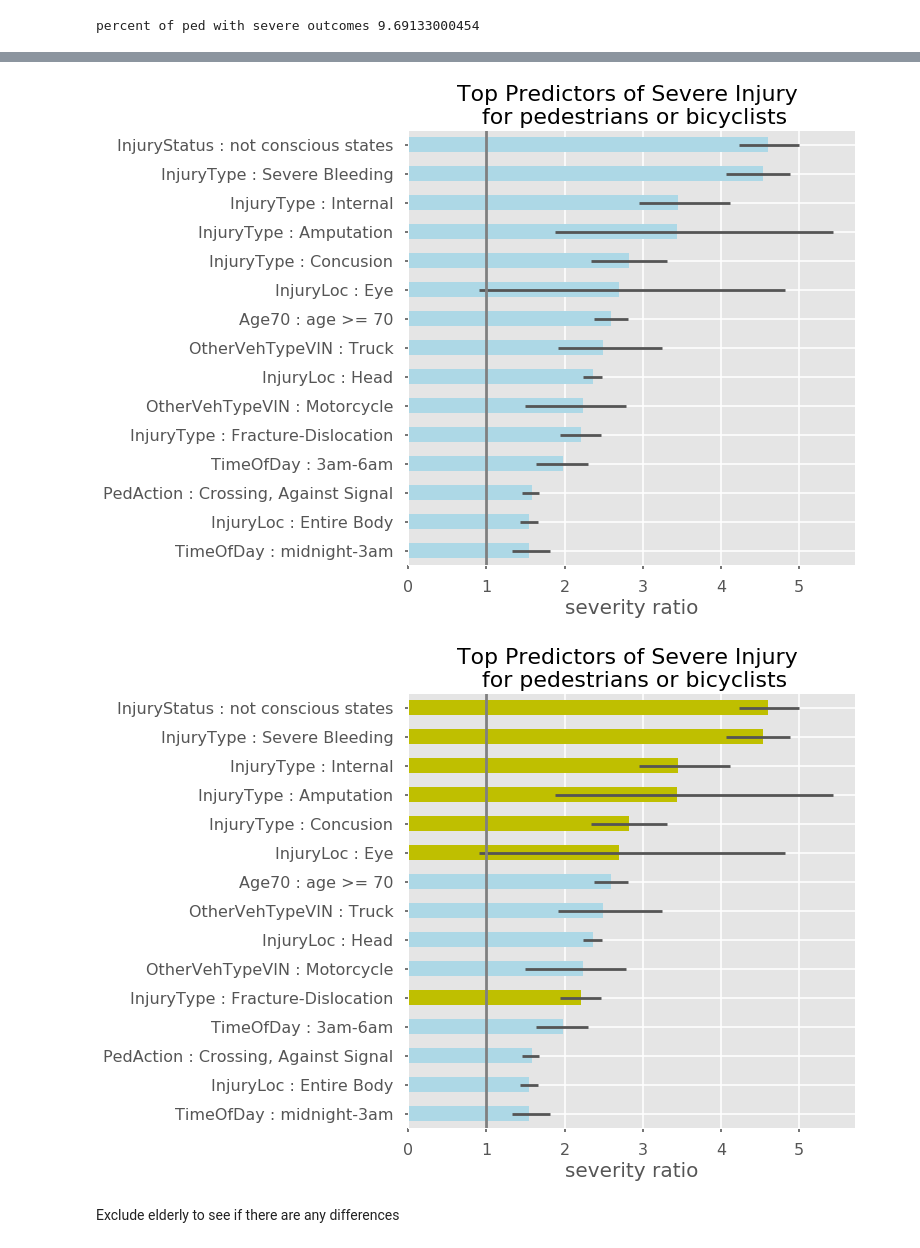
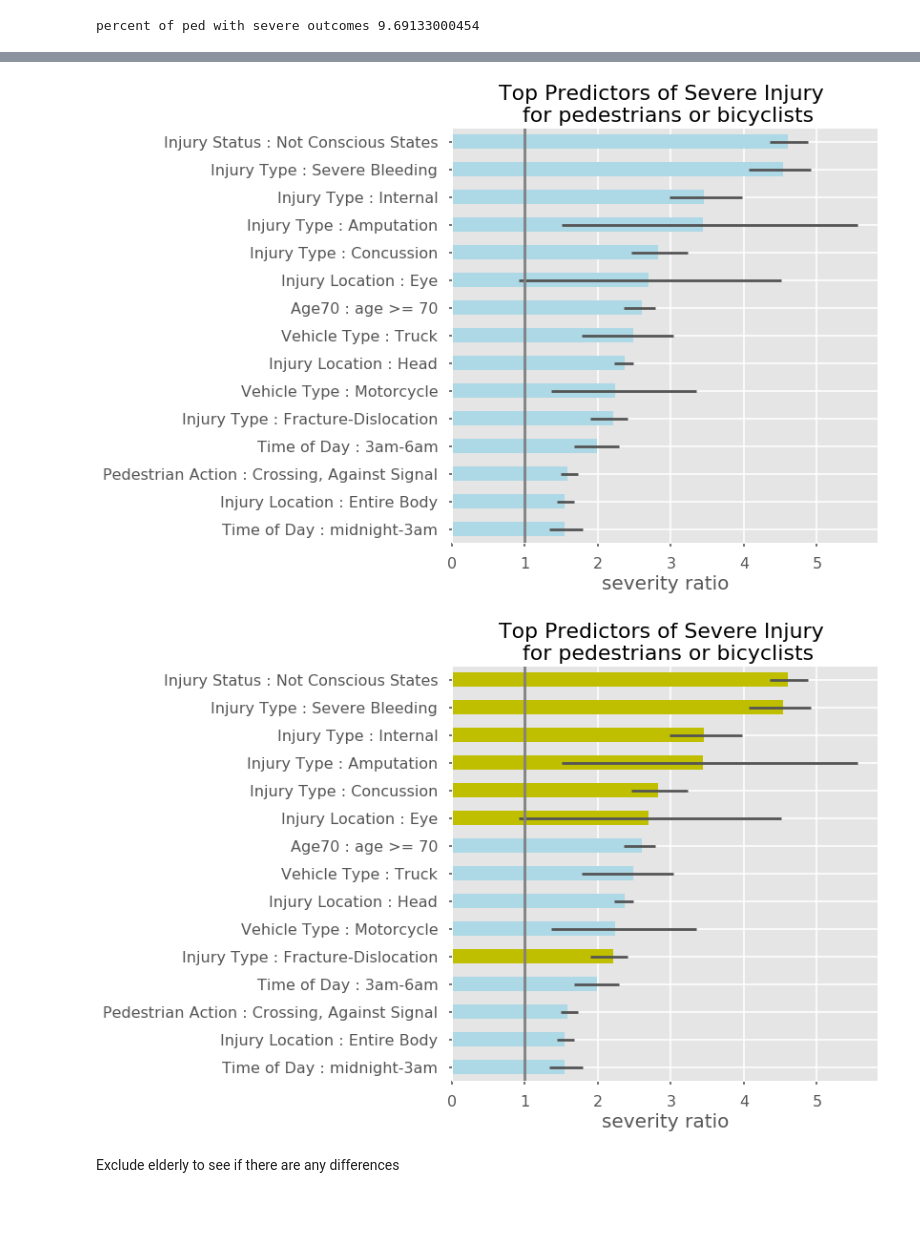
Before and after one commit to MODA-NYC/Project_SevereCrashes, a Jupyter notebook: PedAnalysis.ipynb, the cells around one changed output, grey strips where cells are left out. Drawn from its saved outputs; the diff is of its cells as text; code cells hidden in the pictures; blank space fills up the shorter version.

Commit message:
updated graph to meet requirements for vz year 5 report

```diff
--- a/PedAnalysis.ipynb
+++ b/PedAnalysis.ipynb
@@ -149,6 +149,41 @@ def plotSR(value, sample, minSR = 1.3,colors='lightblue'):
     plt.axvline(x=1,color='grey')
     plt.xlabel('severity ratio',fontsize=20)
     plt.title('Top Predictors of Severe Injury \n for pedestrians or bicyclists',fontsize=22)
+
+def renameLabels(df):
+    '''rename labels in the output of sratio() and bootstrapSR()
+    this is to make the graph have more readable labels.
+    it's ridiculously difficult to change the labels in matplotlib,
+    so I'm changing them in the source dataframes instead.
+    '''
+    index = df.index
+    shortIndex = list(set([i.split(' :')[0] for i in index]))
+
+    changeIndex = {
+        'Sex':'Sex',
+        'RoadSurface':'Road Surface',
+        'OtherVehTypeVIN':'Vehicle Type',
+        'Eject':'Eject',
+        'Age70':'Age70',
+        'TrafficControl':'Traffic Control',
+        'InjuryStatus': 'Injury Status',
+        'DriverSex':'Driver Sex',
+        'PedLoc': 'Pedestrian Location',
+        'InjuryType':'Injury Type',
+        'InjuryLoc': 'Injury Location',
+        'PedAction': 'Pedestrian Action',
+        'Weather':'Weather',
+        'Role':'Role',
+        'OtherVehAction':'Vehicle Action',
+        'DriverAge70': 'Driver Age70',
+        'TimeOfDay':'Time of Day',
+        'Lighting':'Lighting'}
+
+    t = [i.replace(k,changeIndex[k]) for i in index for k in changeIndex.keys() \
+                                 if i.startswith(k)]
+
+    df.index = pd.unique(t).tolist() #remove duplicates but keep order
+    return df
 # %%
 factorSev = sratio(ped)
 factorSev.sort_values('SeverityRatio',ascending=False).head(10)
@@ -172,22 +207,23 @@ plotSR(factorSev,samples)
 # %%
 #clean up the graph, get rid of age by decades and the redundant VIN vehicle type
 
 # drop age decades
 ped_df = ped.drop(ped.filter(like='Decade').columns,axis=1)
 # drop vehicle types coming from VIN (redundant)
 ped_df = ped_df.drop('f_OtherVehType',axis=1)
 
-factorSev = sratio(ped_df)
-samples = bootstrapSR(ped_df,N=100)
+factorSev = renameLabels(sratio(ped_df))
+samples = renameLabels(bootstrapSR(ped_df,N=100))
+
 plotSR(factorSev,samples,minSR=1.5)
 # %% [output]
-[figure, old version]
+[figure, new version]
 # %%
 # redo graph with yellow bars for K,A injuries from KABCO
 plotSR(factorSev,samples,minSR=1.5,
        colors=['lightblue']*4+['y']+['lightblue']*4+['y']*6)
 # %% [output]
-[figure, old version]
+[figure, new version]
 # %% [markdown]
 Exclude elderly to see if there are any differences
 # %%
```
Also changed, not shown: parts of 19 cells of this notebook, 3 other files.
